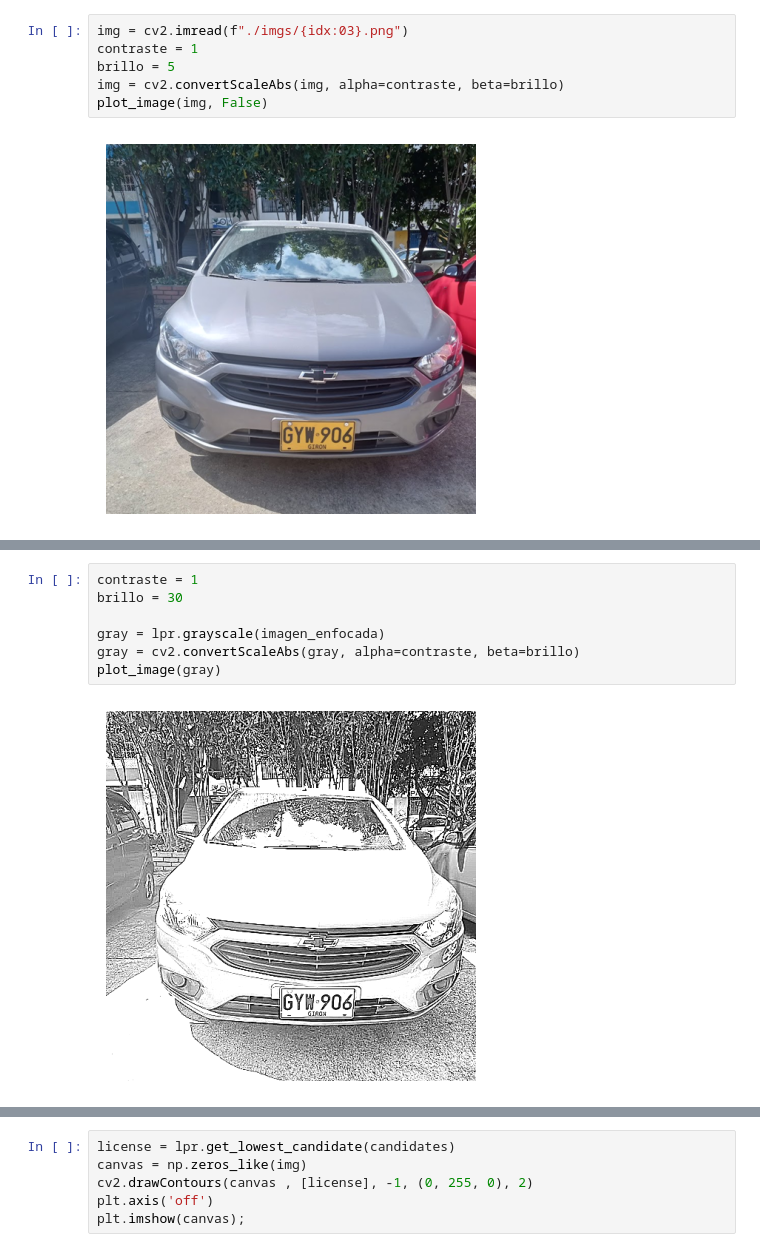
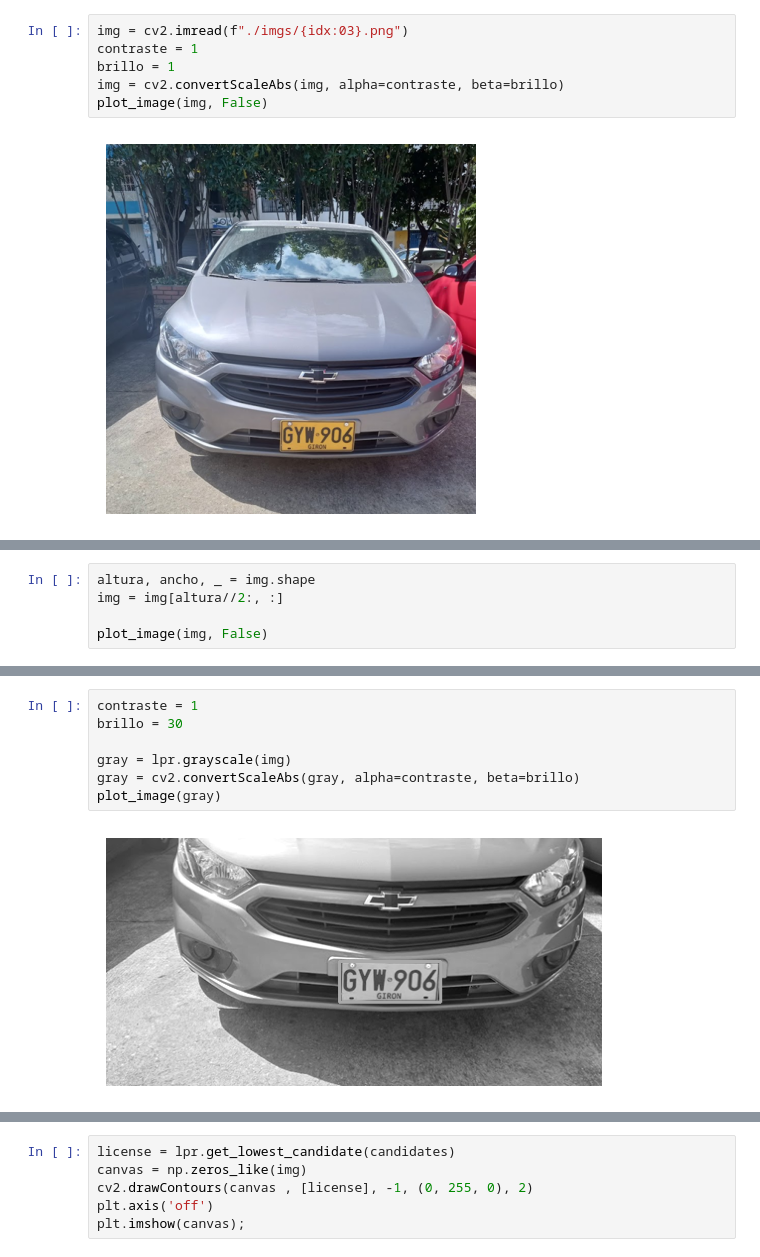
Before and after one commit to titooDiaz/DETECTOR-DE-MATRICULAS, a Jupyter notebook: experimentation copy.ipynb, the cells around one changed output, grey strips where cells are left out. Drawn from its saved outputs; the diff is of its cells as text.

```diff
--- a/experimentation copy.ipynb
+++ b/experimentation copy.ipynb
@@ -19,7 +19,7 @@ lpr = LPR.LPR()
 # %%
 img = cv2.imread(f"./imgs/{idx:03}.png")
 contraste = 1
-brillo = 5
+brillo = 1
 img = cv2.convertScaleAbs(img, alpha=contraste, beta=brillo)
 plot_image(img, False)
 # %% [output]
@@ -55,0 +27,5 @@ cv2.destroyAllWindows()
+# %%
+altura, ancho, _ = img.shape
+img = img[altura//2:, :]
+
+plot_image(img, False)
@@ -56,12 +58,12 @@ cv2.destroyAllWindows()
 # %%
 contraste = 1
 brillo = 30
 
-gray = lpr.grayscale(imagen_enfocada)
+gray = lpr.grayscale(img)
 gray = cv2.convertScaleAbs(gray, alpha=contraste, beta=brillo)
 plot_image(gray)
 # %% [output]
-[figure, old version]
+[figure, new version]
 # %%
 thresh = lpr.apply_threshold(gray)
 plot_image(thresh)
```
Also changed, not shown: parts of 9 cells of this notebook, 2 other files.
